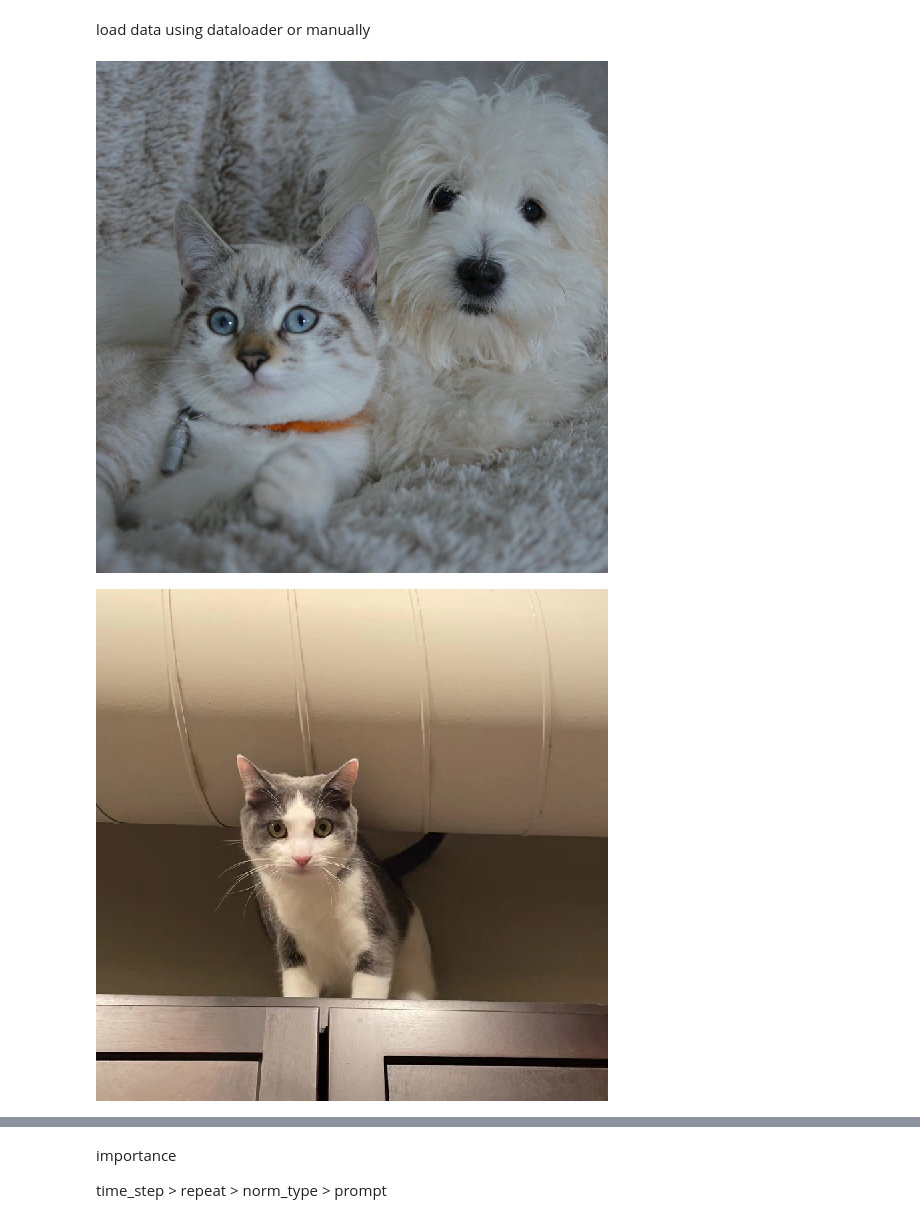
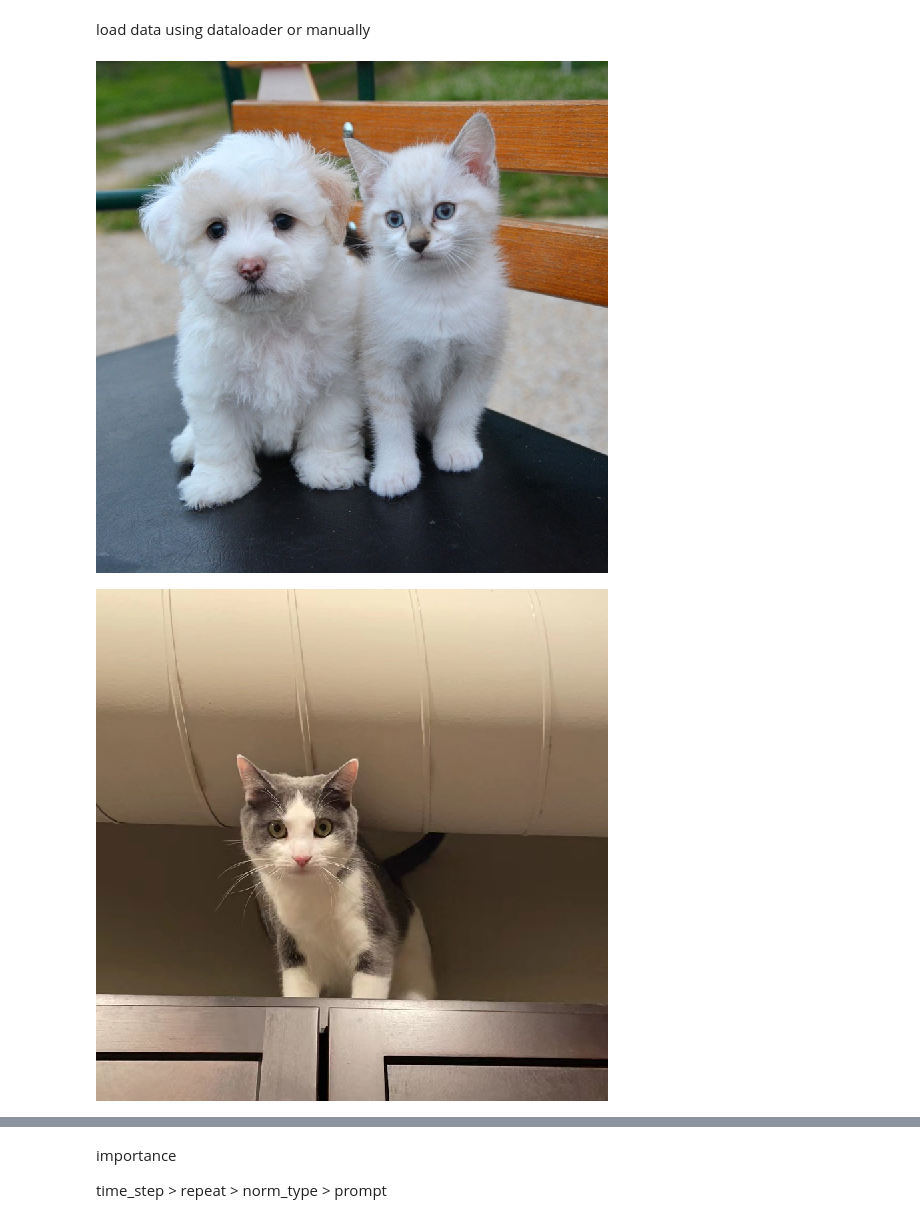
Before and after one commit to tiny-smart/in-context-matting, a Jupyter notebook: test_file/region_matcher_dift.ipynb, the cells around one changed output, grey strips where cells are left out. Drawn from its saved outputs; the diff is of its cells as text; code cells hidden in the pictures.

```diff
--- a/test_file/region_matcher_dift.ipynb
+++ b/test_file/region_matcher_dift.ipynb
@@ -118,29 +118,28 @@ IMAGE_SIZE = cfg.cfg_dataset.params.crop_size
 load data using dataloader or manually
 # %%
 
-image_dir = '/data1/guohe/diffusion-matting/ICM/datasets/example_cats/image'
-mask_dir = '/data1/guohe/diffusion-matting/ICM/datasets/example_cats/mask'
-
+image_dir = '/data1/guohe/diffusion-matting/ICM/datasets/fig-paper/observe/img'
+mask_dir = '/data1/guohe/diffusion-matting/ICM/datasets/fig-paper/observe/mask'
 img_list = os.listdir(image_dir)
 mask_list = os.listdir(mask_dir)
 
 index = [1,0]
 
 image, label = dataset.get_sample_example(image_dir, mask_dir, img_list, mask_list, index[0])
 
 context_image, context_guidance = dataset.get_sample_example(image_dir, mask_dir, img_list, mask_list, index[1])
 
 image = image.cuda().unsqueeze(0)
 label = label.cuda().unsqueeze(0)
 
 
 context_image = context_image.cuda().unsqueeze(0)
 context_guidance = context_guidance.cuda().unsqueeze(0)
 display_tensor(image, type='rgb')
 display_tensor(context_image, type='rgb')
 display_tensor(context_guidance, type='gray')
 # %% [output]
-[figure, old version]
+[figure, new version]
 [figure]
 [figure]
 # %%
```
Also changed, not shown: parts of 3 cells of this notebook, 20 other files.
